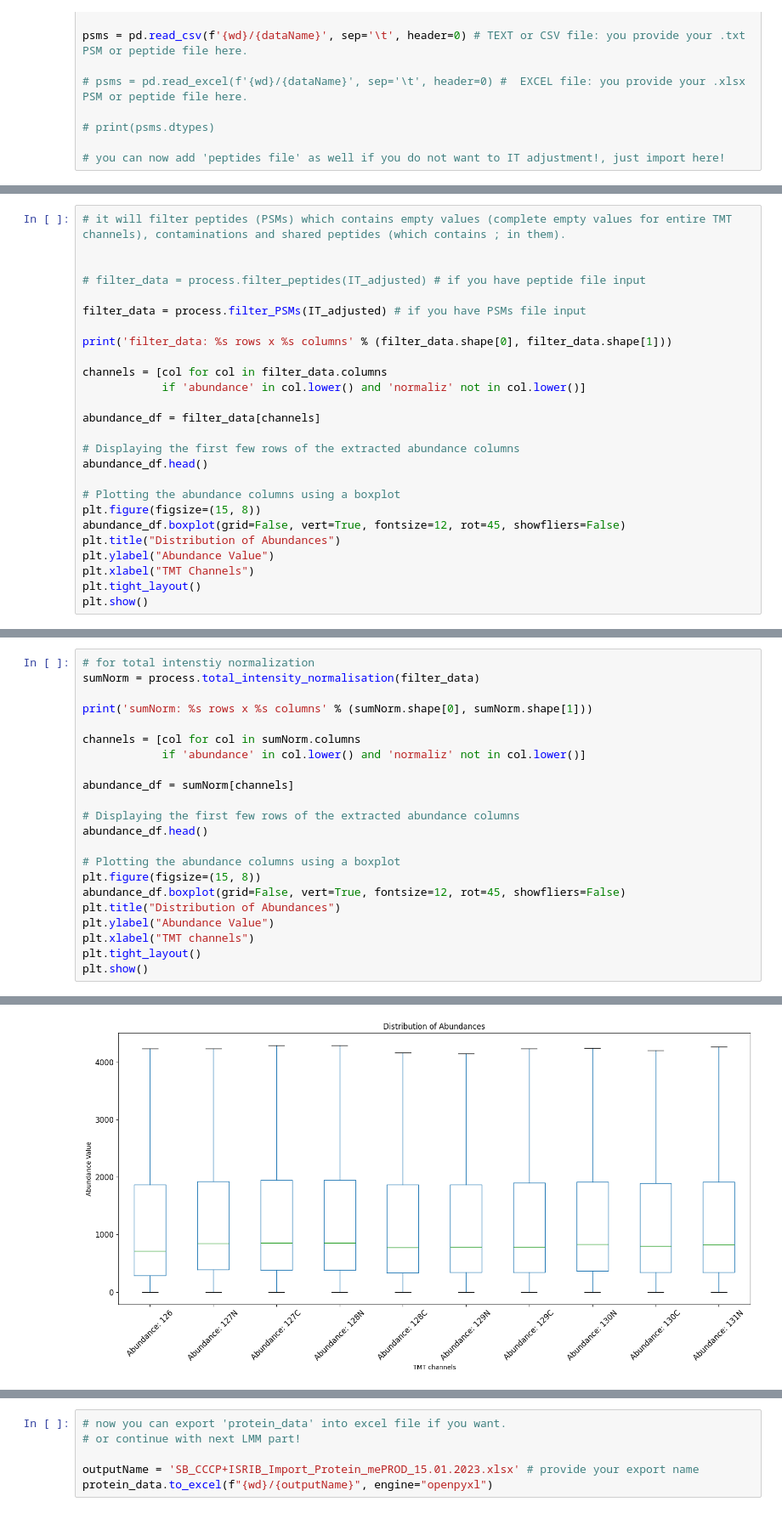
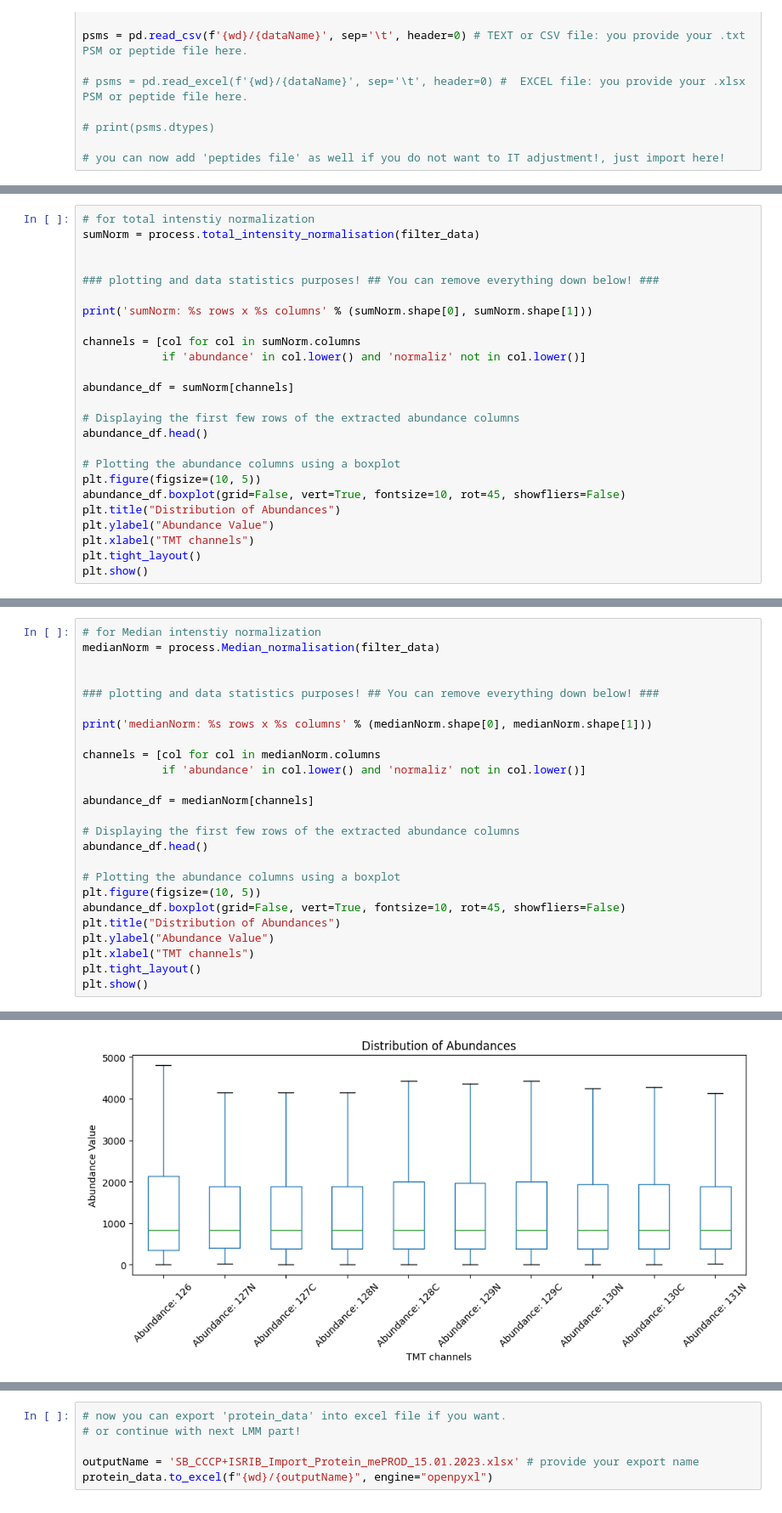
Before and after one commit to science64/DynaTMT-py-SB, a Jupyter notebook: mePROD LMM template.ipynb, the cells around one changed output, grey strips where cells are left out. Shown at 85% size. Cells and saved outputs as stored; diff of their text form.

```diff
--- a/mePROD LMM template.ipynb
+++ b/mePROD LMM template.ipynb
@@ -137,26 +177,25 @@ Calling function: IT_adjustment
 # %%
-# it will filter peptides (PSMs) which contains empty values (complete empty values for entire TMT channels), contaminations and shared peptides (which contains ; in them).
+# for total intenstiy normalization
+sumNorm = process.total_intensity_normalisation(filter_data)
 
 
-# filter_data = process.filter_peptides(IT_adjusted) # if you have peptide file input
+### plotting and data statistics purposes! ## You can remove everything down below! ###
 
-filter_data = process.filter_PSMs(IT_adjusted) # if you have PSMs file input
+print('sumNorm: %s rows x %s columns' % (sumNorm.shape[0], sumNorm.shape[1]))
 
-print('filter_data: %s rows x %s columns' % (filter_data.shape[0], filter_data.shape[1]))
-
-channels = [col for col in filter_data.columns
+channels = [col for col in sumNorm.columns
             if 'abundance' in col.lower() and 'normaliz' not in col.lower()]
 
-abundance_df = filter_data[channels]
+abundance_df = sumNorm[channels]
 
 # Displaying the first few rows of the extracted abundance columns
 abundance_df.head()
 
 # Plotting the abundance columns using a boxplot
-plt.figure(figsize=(15, 8))
-abundance_df.boxplot(grid=False, vert=True, fontsize=12, rot=45, showfliers=False)
+plt.figure(figsize=(10, 5))
+abundance_df.boxplot(grid=False, vert=True, fontsize=10, rot=45, showfliers=False)
 plt.title("Distribution of Abundances")
 plt.ylabel("Abundance Value")
-plt.xlabel("TMT Channels")
+plt.xlabel("TMT channels")
 plt.tight_layout()
 plt.show()
@@ -163,20 +206,23 @@ plt.show()
 # %%
-# for total intenstiy normalization
-sumNorm = process.total_intensity_normalisation(filter_data)
+# for Median intenstiy normalization
+medianNorm = process.Median_normalisation(filter_data)
 
-print('sumNorm: %s rows x %s columns' % (sumNorm.shape[0], sumNorm.shape[1]))
 
-channels = [col for col in sumNorm.columns
+### plotting and data statistics purposes! ## You can remove everything down below! ###
+
+print('medianNorm: %s rows x %s columns' % (medianNorm.shape[0], medianNorm.shape[1]))
+
+channels = [col for col in medianNorm.columns
             if 'abundance' in col.lower() and 'normaliz' not in col.lower()]
 
-abundance_df = sumNorm[channels]
+abundance_df = medianNorm[channels]
 
 # Displaying the first few rows of the extracted abundance columns
 abundance_df.head()
 
 # Plotting the abundance columns using a boxplot
-plt.figure(figsize=(15, 8))
-abundance_df.boxplot(grid=False, vert=True, fontsize=12, rot=45, showfliers=False)
+plt.figure(figsize=(10, 5))
+abundance_df.boxplot(grid=False, vert=True, fontsize=10, rot=45, showfliers=False)
 plt.title("Distribution of Abundances")
 plt.ylabel("Abundance Value")
 plt.xlabel("TMT channels")
@@ -187,2 +234,2 @@ Calling function: total_intensity_normalisation
-[figure, old version]
+[figure, new version]
 # %%
```
Also changed, not shown: parts of 18 cells of this notebook.
